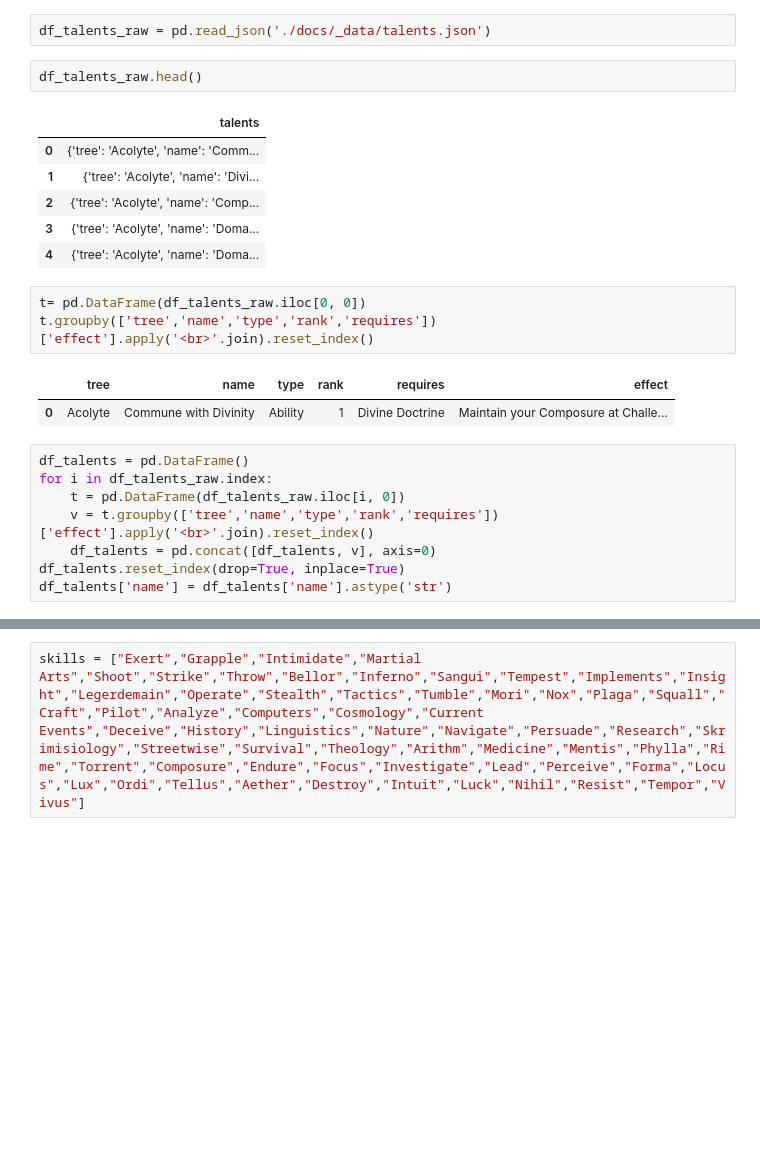
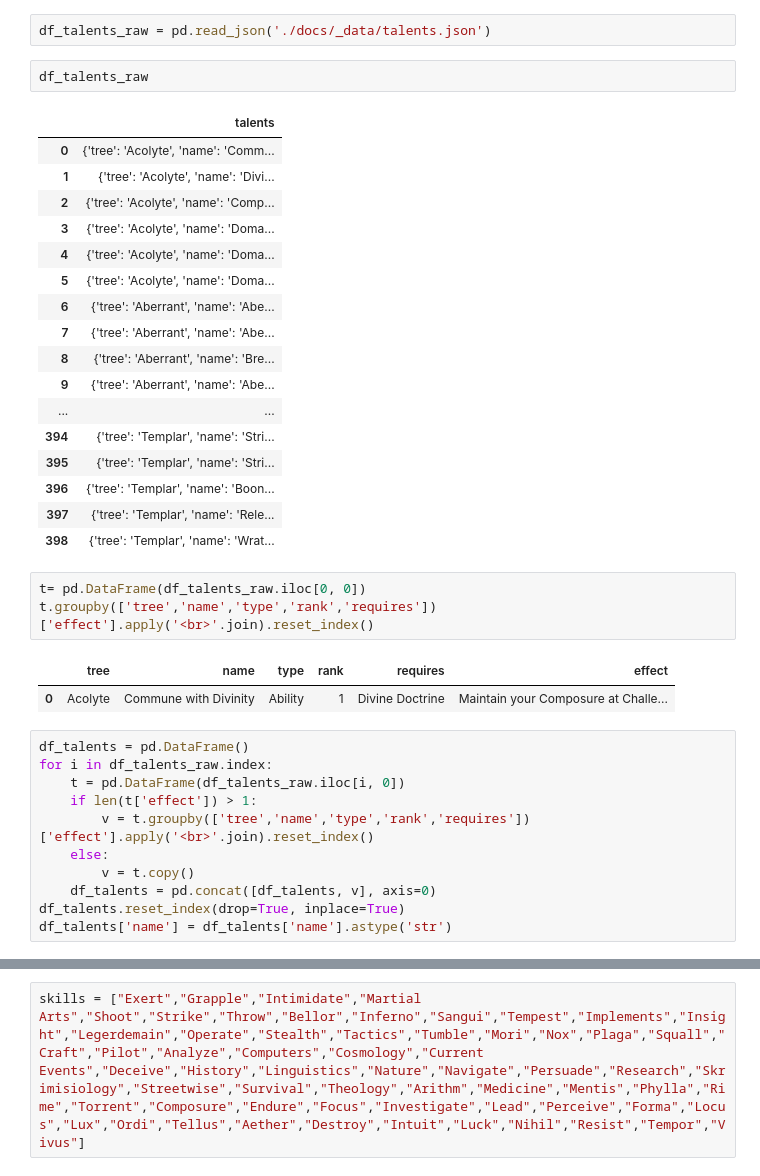
Before and after one commit to donalharrison/no1_system, a Jupyter notebook: code/build_character_sheet/nb_build_character_sheet.ipynb, the cells around one changed output, grey strips where cells are left out. Drawn from its saved outputs; the diff is of its cells as text; blank space fills up the shorter version.

```diff
--- a/code/build_character_sheet/nb_build_character_sheet.ipynb
+++ b/code/build_character_sheet/nb_build_character_sheet.ipynb
@@ -47,14 +47,25 @@ f.close()
 # %%
 df_talents_raw = pd.read_json('./docs/_data/talents.json')
 # %%
-df_talents_raw.head()
+df_talents_raw
 # %% [output]
 |  | talents |
 | 0 | {'tree': 'Acolyte', 'name': 'Comm... |
 | 1 | {'tree': 'Acolyte', 'name': 'Divi... |
 | 2 | {'tree': 'Acolyte', 'name': 'Comp... |
 | 3 | {'tree': 'Acolyte', 'name': 'Doma... |
 | 4 | {'tree': 'Acolyte', 'name': 'Doma... |
+| 5 | {'tree': 'Acolyte', 'name': 'Doma... |
+| 6 | {'tree': 'Aberrant', 'name': 'Abe... |
+| 7 | {'tree': 'Aberrant', 'name': 'Abe... |
+| 8 | {'tree': 'Aberrant', 'name': 'Bre... |
+| 9 | {'tree': 'Aberrant', 'name': 'Abe... |
+| ... | ... |
+| 394 | {'tree': 'Templar', 'name': 'Stri... |
+| 395 | {'tree': 'Templar', 'name': 'Stri... |
+| 396 | {'tree': 'Templar', 'name': 'Boon... |
+| 397 | {'tree': 'Templar', 'name': 'Rele... |
+| 398 | {'tree': 'Templar', 'name': 'Wrat... |
 # %%
 t= pd.DataFrame(df_talents_raw.iloc[0, 0])
 t.groupby(['tree','name','type','rank','requires'])['effect'].apply('<br>'.join).reset_index()
@@ -65,7 +76,10 @@ t.groupby(['tree','name','type','rank','requires'])['effect'].apply('<br>'.join)
 df_talents = pd.DataFrame()
 for i in df_talents_raw.index:
     t = pd.DataFrame(df_talents_raw.iloc[i, 0])
-    v = t.groupby(['tree','name','type','rank','requires'])['effect'].apply('<br>'.join).reset_index()
+    if len(t['effect']) > 1:
+        v = t.groupby(['tree','name','type','rank','requires'])['effect'].apply('<br>'.join).reset_index()
+    else:
+        v = t.copy()
     df_talents = pd.concat([df_talents, v], axis=0)
 df_talents.reset_index(drop=True, inplace=True)
 df_talents['name'] = df_talents['name'].astype('str')
```
Also changed, not shown: parts of 19 cells of this notebook, 3 other files.
